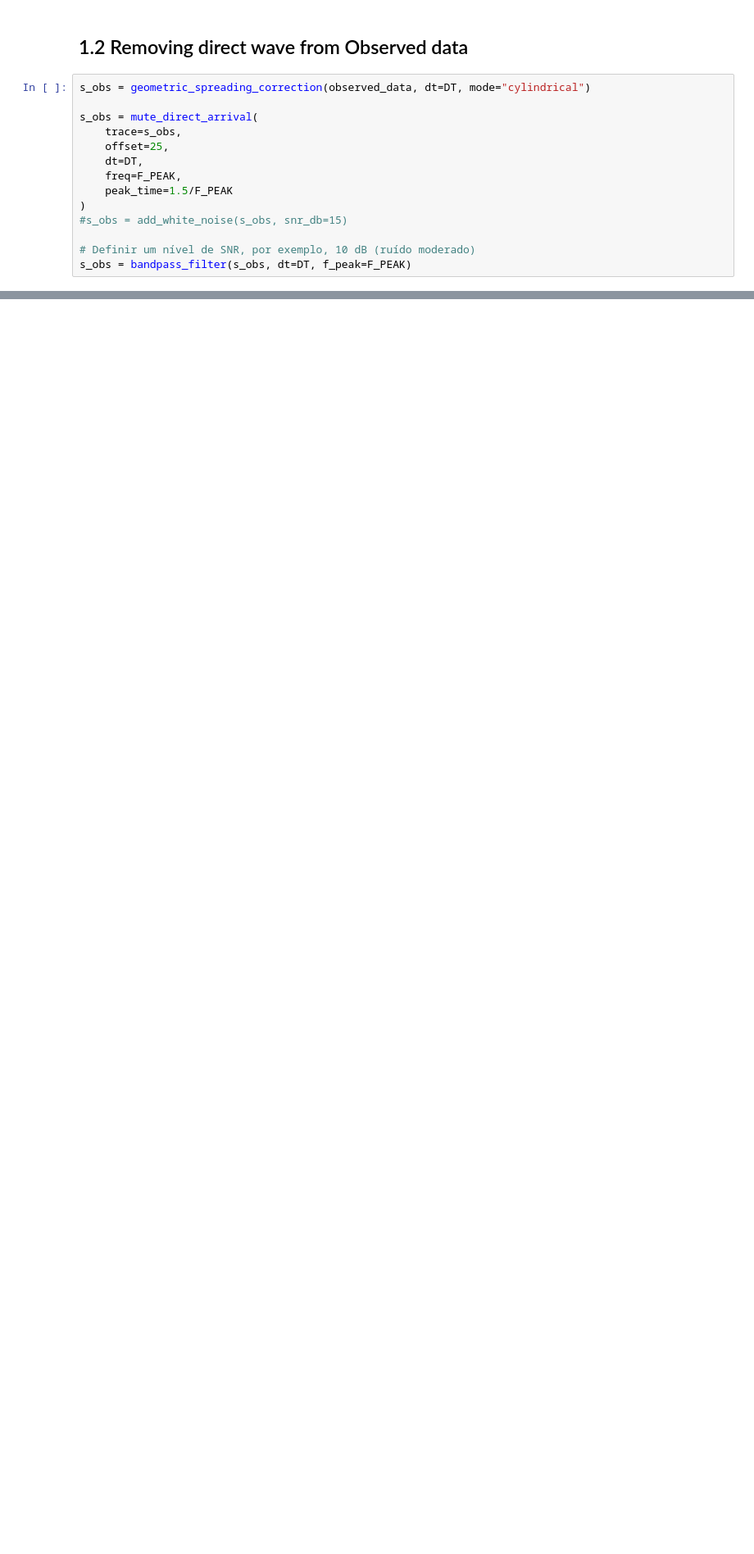
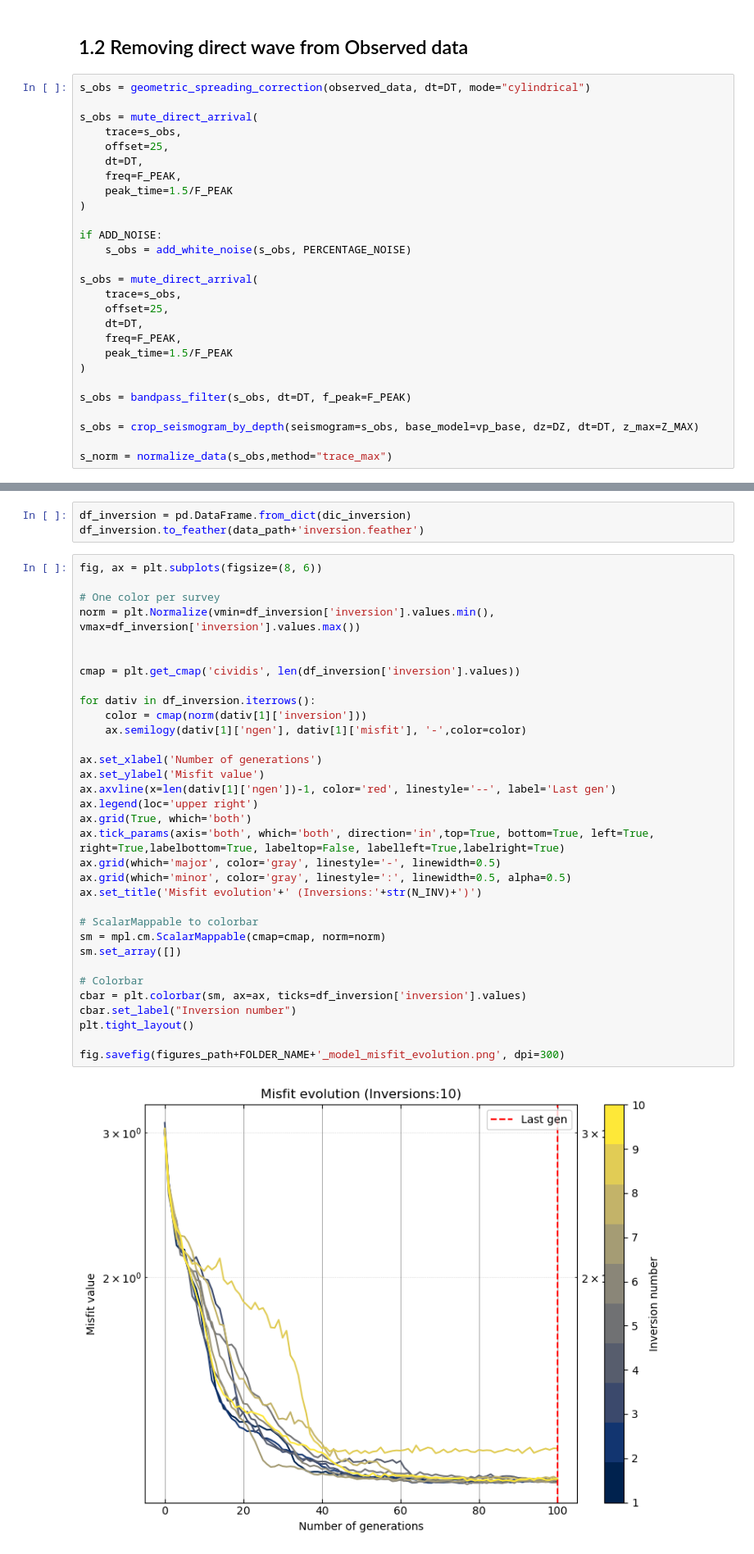
Before and after one commit to dIOGOLOC/NFH_inversion_seismic_oceanography, a Jupyter notebook: notebooks/03_Inversion_evolutionary_algorithm.ipynb, the cells around one changed output, grey strips where cells are left out. Shown at 82% size. Drawn from its saved outputs; the diff is of its cells as text; blank space fills up the shorter version.

Commit message:
Improving the plots.

```diff
--- a/notebooks/03_Inversion_evolutionary_algorithm.ipynb
+++ b/notebooks/03_Inversion_evolutionary_algorithm.ipynb
@@ -103,8 +116,21 @@ s_obs = mute_direct_arrival(
     freq=F_PEAK,
     peak_time=1.5/F_PEAK
 )
-#s_obs = add_white_noise(s_obs, snr_db=15)
 
-# Definir um nível de SNR, por exemplo, 10 dB (ruído moderado)
+if ADD_NOISE:
+    s_obs = add_white_noise(s_obs, PERCENTAGE_NOISE)
+
+s_obs = mute_direct_arrival(
+    trace=s_obs,
+    offset=25,
+    dt=DT,
+    freq=F_PEAK,
+    peak_time=1.5/F_PEAK
+)
+
 s_obs = bandpass_filter(s_obs, dt=DT, f_peak=F_PEAK)
+
+s_obs = crop_seismogram_by_depth(seismogram=s_obs, base_model=vp_base, dz=DZ, dt=DT, z_max=Z_MAX)
+
+s_norm = normalize_data(s_obs,method="trace_max")
 # %%
@@ -322,0 +216,38 @@ hof_vp_profiles = [vp_base + np.dot(eof_basis, ind) for ind in hof]
+# %%
+df_inversion = pd.DataFrame.from_dict(dic_inversion)
+df_inversion.to_feather(data_path+'inversion.feather')
+# %%
+fig, ax = plt.subplots(figsize=(8, 6))
+
+# One color per survey
+norm = plt.Normalize(vmin=df_inversion['inversion'].values.min(), vmax=df_inversion['inversion'].values.max())
+
+
+cmap = plt.get_cmap('cividis', len(df_inversion['inversion'].values))
+
+for dativ in df_inversion.iterrows():
+    color = cmap(norm(dativ[1]['inversion']))
+    ax.semilogy(dativ[1]['ngen'], dativ[1]['misfit'], '-',color=color)
+
+ax.set_xlabel('Number of generations')
+ax.set_ylabel('Misfit value')
+ax.axvline(x=len(dativ[1]['ngen'])-1, color='red', linestyle='--', label='Last gen')
+ax.legend(loc='upper right')
+ax.grid(True, which='both')
+ax.tick_params(axis='both', which='both', direction='in',top=True, bottom=True, left=True, right=True,labelbottom=True, labeltop=False, labelleft=True,labelright=True)
+ax.grid(which='major', color='gray', linestyle='-', linewidth=0.5)
+ax.grid(which='minor', color='gray', linestyle=':', linewidth=0.5, alpha=0.5)
+ax.set_title('Misfit evolution'+' (Inversions:'+str(N_INV)+')')
+
+# ScalarMappable to colorbar
+sm = mpl.cm.ScalarMappable(cmap=cmap, norm=norm)
+sm.set_array([])
+
+# Colorbar
+cbar = plt.colorbar(sm, ax=ax, ticks=df_inversion['inversion'].values)
+cbar.set_label("Inversion number")
+plt.tight_layout()
+
+fig.savefig(figures_path+FOLDER_NAME+'_model_misfit_evolution.png', dpi=300)
+# %% [output]
+[figure, added]
```
Also changed, not shown: parts of 14 cells of this notebook, 2 other files.
